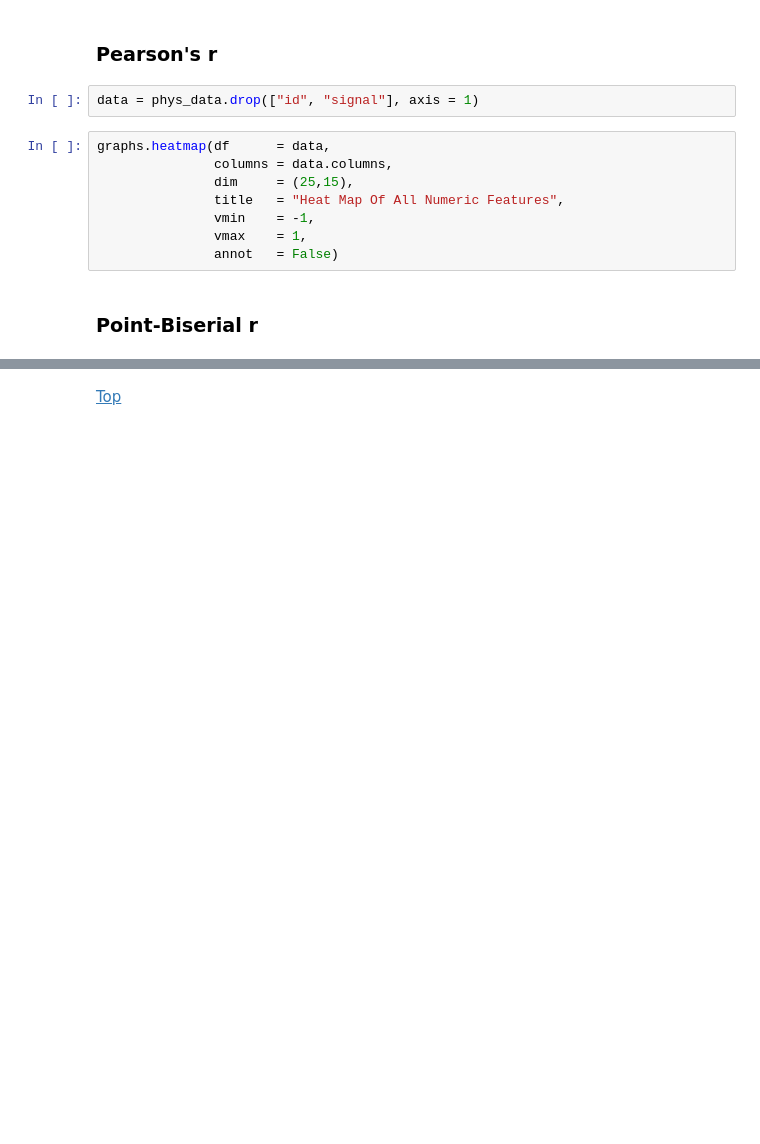
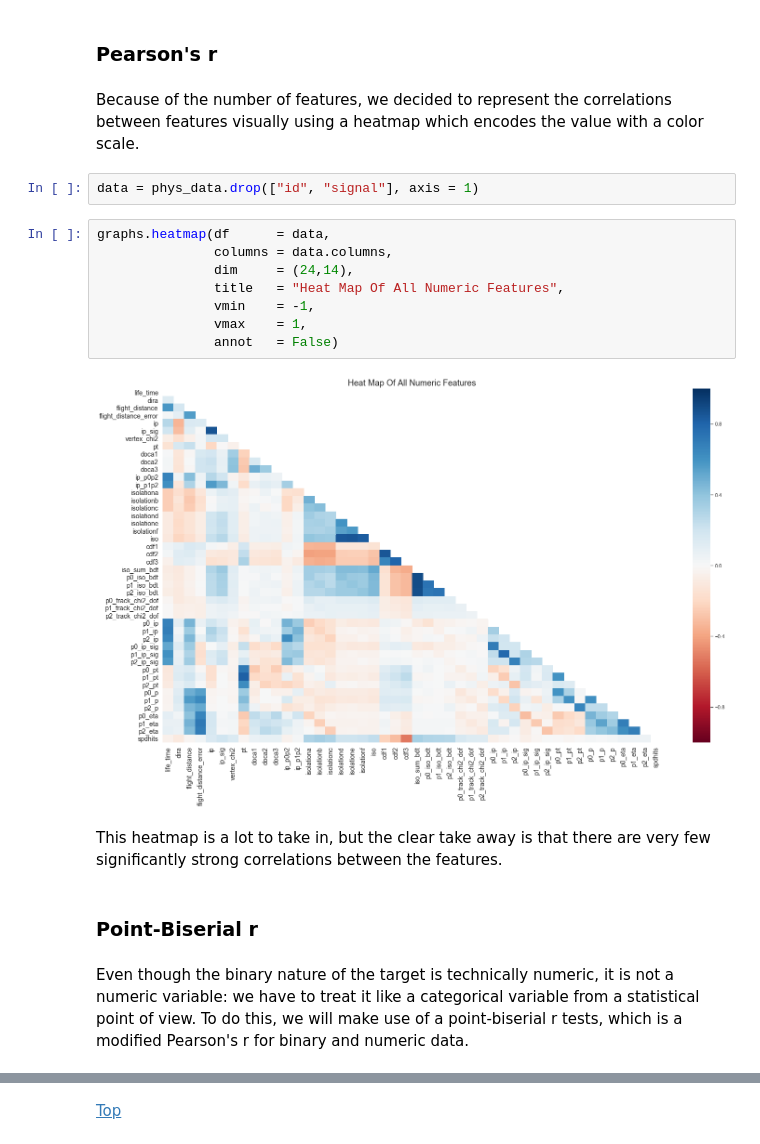
Before and after one commit to a-bergman/Flavors_Of_Physics, a Jupyter notebook: Code/Exploration & Visualizations.ipynb, the cells around one changed output, grey strips where cells are left out. Cells and saved outputs as stored; diff of their text form; blank space fills up the shorter version.

Commit message:
added comments to visuals

```diff
--- a/Code/Exploration & Visualizations.ipynb
+++ b/Code/Exploration & Visualizations.ipynb
@@ -378,18 +430,26 @@ graphs.violinplots(df      = phys_data,
 ## Statistics
 # %% [markdown]
 ### Pearson's r
+# %% [markdown]
+Because of the number of features, we decided to represent the correlations between features visually using a heatmap which encodes the value with a color scale.
 # %%
 data = phys_data.drop(["id", "signal"], axis = 1)
 # %%
 graphs.heatmap(df      = data,
                columns = data.columns,
-               dim     = (25,15),
+               dim     = (24,14),
                title   = "Heat Map Of All Numeric Features",
                vmin    = -1,
                vmax    = 1,
                annot   = False)
+# %% [output]
+[figure, added]
+# %% [markdown]
+This heatmap is a lot to take in, but the clear take away is that there are very few significantly strong correlations between the features.
 # %% [markdown]
 ### Point-Biserial r
+# %% [markdown]
+Even though the binary nature of the target is technically numeric, it is not a numeric variable: we have to treat it like a categorical variable from a statistical point of view.  To do this, we will make use of a point-biserial r tests, which is a modified Pearson's r for binary and numeric data.
 # %%
 stat_functions.pointbiserialr_dataframe(df      = phys_data,
                                         x       = "signal",
```
Also changed, not shown: parts of 32 cells of this notebook.
